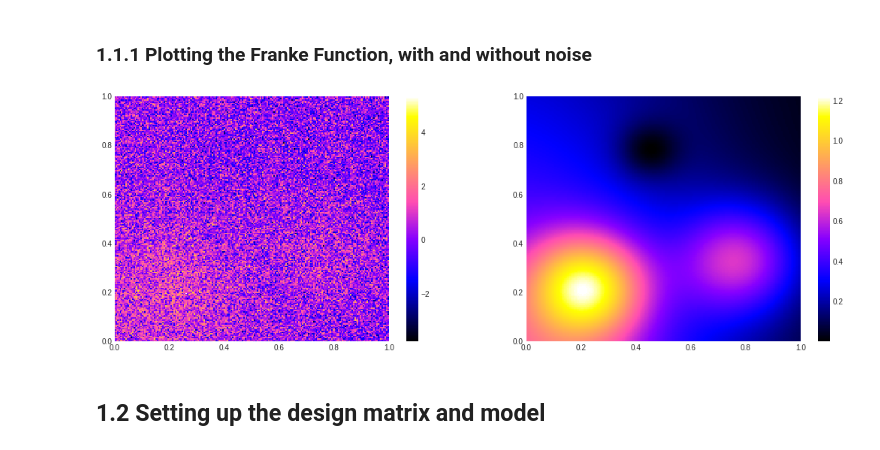
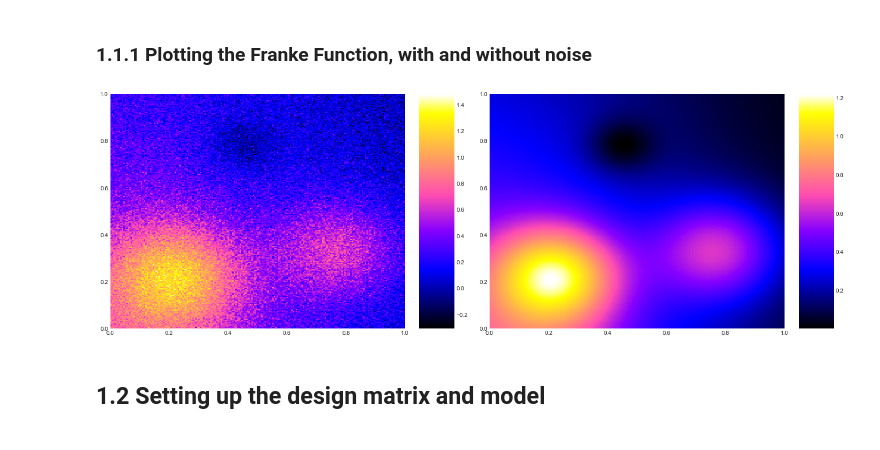
Before and after one commit to asdfbat/FYS-STK4155, a Jupyter notebook: Project1/jupyter/testing.ipynb, the cells around one changed output. Saved outputs shown, nothing was run; the diff lists cells and outputs as text; code cells hidden in the pictures.

```diff
--- a/Project1/jupyter/testing.ipynb
+++ b/Project1/jupyter/testing.ipynb
@@ -26,7 +27,7 @@ def Franke(x, y):
     term4 = -0.2*np.exp(-(9*x-4)**2 - (9*y-7)**2)
     return term1 + term2 + term3 + term4
 
-def FrankeNoise(x, y, sigma=1):
+def FrankeNoise(x, y, sigma=0.1):
     return Franke(x, y) + np.random.normal(0, sigma, np.shape(x))
 # %%
 nr_points_per_dim = 201
@@ -36,24 +37,24 @@ nr_datapoints = nr_points_per_dim**2
 # %%
 x = np.linspace(0, 1, nr_points_per_dim)
 y = np.linspace(0, 1, nr_points_per_dim)
 #x = np.random.uniform(0, 1, nr_points_per_dim)
 #y = np.random.uniform(0, 1, nr_points_per_dim)
 x_, y_ = np.meshgrid(x, y)
 
 x_flat = x_.flatten()
 y_flat = y_.flatten()
 
-data = FrankeNoise(x_, y_)
+data = FrankeNoise(x_, y_,sigma=1)
 f = data.flatten()
 
 fig, (ax1, ax2) = plt.subplots(1, 2, figsize=(18,6))
 plt1 = ax1.pcolormesh(x_, y_, FrankeNoise(x_,y_));
 fig.colorbar(plt1, ax=ax1);
 
 plt2 = ax2.pcolormesh(x_, y_, Franke(x_, y_))
 fig.colorbar(plt2, ax=ax2);
 # %% [output]
-[figure, old version]
+[figure, new version]
 # %% [markdown]
 ## 1.2 Setting up the design matrix and model
 # %%
```
Also changed, not shown: parts of 18 cells of this notebook.
